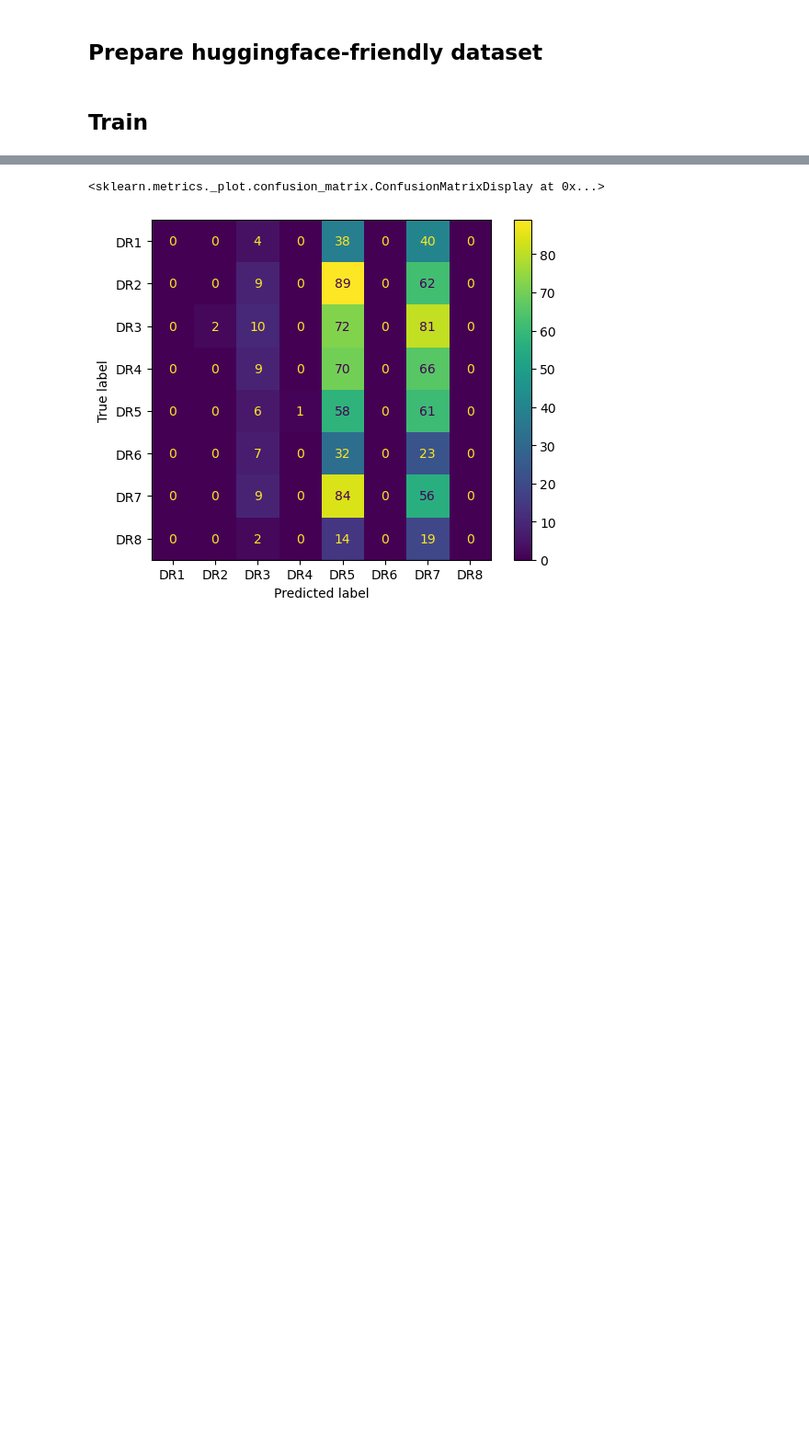
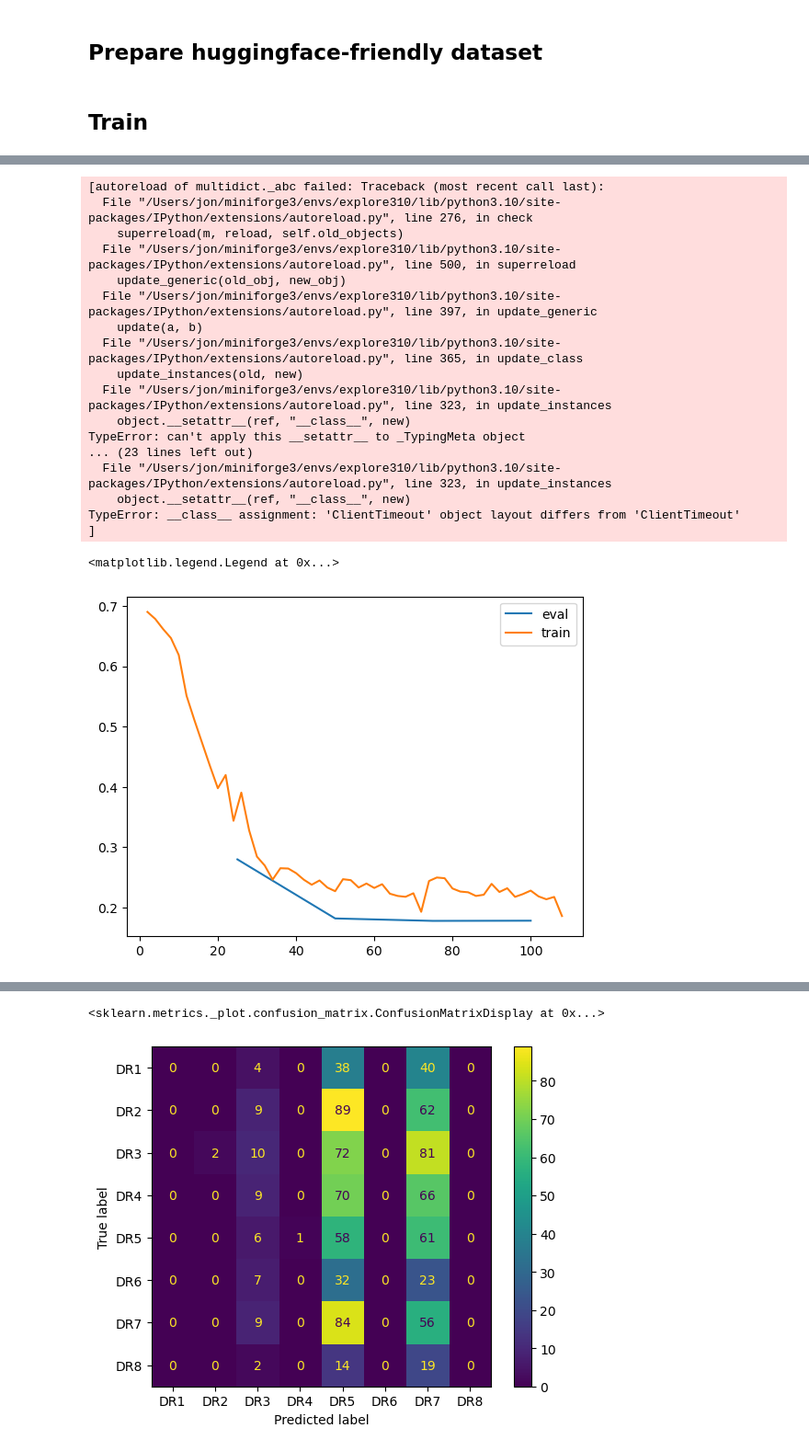
Before and after one commit to hans/ideal-word-representations, a Jupyter notebook: transformer model.ipynb, the cells around one changed output, grey strips where cells are left out. Shown at 92% size. Saved outputs shown, nothing was run; the diff lists cells and outputs as text; code cells hidden in the pictures; blank space fills up the shorter version.

```diff
--- a/transformer model.ipynb
+++ b/transformer model.ipynb
@@ -54,11 +53,14 @@ config = AutoConfig.from_pretrained(
     num_labels=len(phone_vocab))  # TODO magic number
 setattr(config, "pooling_mode", "mean")
 # %%
-model = Wav2Vec2ForSpeechClassification.from_pretrained(
-    model_name_or_path, config=config)
+def model_init(trial):
+    model = Wav2Vec2ForSpeechClassification.from_pretrained(
+        model_name_or_path, config=config)
 
-model.freeze_feature_extractor()
-model.wav2vec2 = drop_wav2vec_layers(model.wav2vec2, 10)
+    model.freeze_feature_extractor()
+    model.wav2vec2 = drop_wav2vec_layers(model.wav2vec2, 10)
+
+    return model
 # %% [output]
 Some weights of the model checkpoint at facebook/wav2vec2-base-960h were not used when initializing Wav2Vec2ForSpeechClassification: ['lm_head.weight', 'lm_head.bias']
 - This IS expected if you are initializing Wav2Vec2ForSpeechClassification from the checkpoint of a model trained on another task or with another architecture (e.g. initializing a BertForSequenceClass ...
@@ -123,30 +121,32 @@ def compute_metrics(p: transformers.EvalPrediction):
 coll = DataCollator(processor=processor, model=model, padding=True,
                     num_labels=len(twfe.all_phones))
 # %%
-from transformers import TrainingArguments, Trainer
+from transformers import TrainingArguments, Trainer, EarlyStoppingCallback
 
 training_args = TrainingArguments(
-    output_dir="testrun",
+    output_dir="testrun2",
     group_by_length=True,
     per_device_train_batch_size=16,
     evaluation_strategy="steps",
-    num_train_epochs=30,
+    num_train_epochs=2,
     gradient_accumulation_steps=2,
-    save_steps=5,
-    eval_steps=2,
+    save_steps=50,
+    eval_steps=25,
     logging_steps=2,
     learning_rate=1e-4,
     save_total_limit=5,
     use_cpu=True,
     remove_unused_columns=False,
+    load_best_model_at_end=True,
 )
 
 trainer = Trainer(
-    model=model,
+    model=None, model_init=model_init,
     data_collator=coll,
     args=training_args,
+    callbacks=[EarlyStoppingCallback(early_stopping_patience=3)],
     compute_metrics=compute_metrics,
     train_dataset=corpus["train"],
-    eval_dataset=corpus["test"].select(range(30)),
+    eval_dataset=corpus["test"],
     tokenizer=processor.feature_extractor,
 )
@@ -181,0 +241,37 @@ ValueError: operands could not be broadcast together with shapes (1680,63) (1680
+# %%
+# Plot loss curves from trainer
+import matplotlib.pyplot as plt
+
+xs_train, loss_train = [], []
+xs_eval, loss_eval = [], []
+for x, log in enumerate(trainer.state.log_history):
+    if "loss" in log:
+        xs_train.append(log["step"])
+        loss_train.append(log["loss"])
+    if "eval_loss" in log:
+        xs_eval.append(log["step"])
+        loss_eval.append(log["eval_loss"])
+
+plt.plot(xs_eval, loss_eval, label="eval")
+plt.plot(xs_train, loss_train, label="train")
+plt.legend()
+# %% [output]
+[autoreload of multidict._abc failed: Traceback (most recent call last):
+  File "/Users/jon/miniforge3/envs/explore310/lib/python3.10/site-packages/IPython/extensions/autoreload.py", line 276, in check
+    superreload(m, reload, self.old_objects)
+  File "/Users/jon/miniforge3/envs/explore310/lib/python3.10/site-packages/IPython/extensions/autoreload.py", line 500, in superreload
+    update_generic(old_obj, new_obj)
+  File "/Users/jon/miniforge3/envs/explore310/lib/python3.10/site-packages/IPython/extensions/autoreload.py", line 397, in update_generic
+    update(a, b)
+  File "/Users/jon/miniforge3/envs/explore310/lib/python3.10/site-packages/IPython/extensions/autoreload.py", line 365, in update_class
+    update_instances(old, new)
+  File "/Users/jon/miniforge3/envs/explore310/lib/python3.10/site-packages/IPython/extensions/autoreload.py", line 323, in update_instances
+    object.__setattr__(ref, "__class__", new)
+TypeError: can't apply this __setattr__ to _TypingMeta object
+... (23 lines left out)
+  File "/Users/jon/miniforge3/envs/explore310/lib/python3.10/site-packages/IPython/extensions/autoreload.py", line 323, in update_instances
+    object.__setattr__(ref, "__class__", new)
+TypeError: __class__ assignment: 'ClientTimeout' object layout differs from 'ClientTimeout'
+]
+<matplotlib.legend.Legend at 0x...>
+[figure, added]
```
Also changed, not shown: parts of 11 cells of this notebook.
